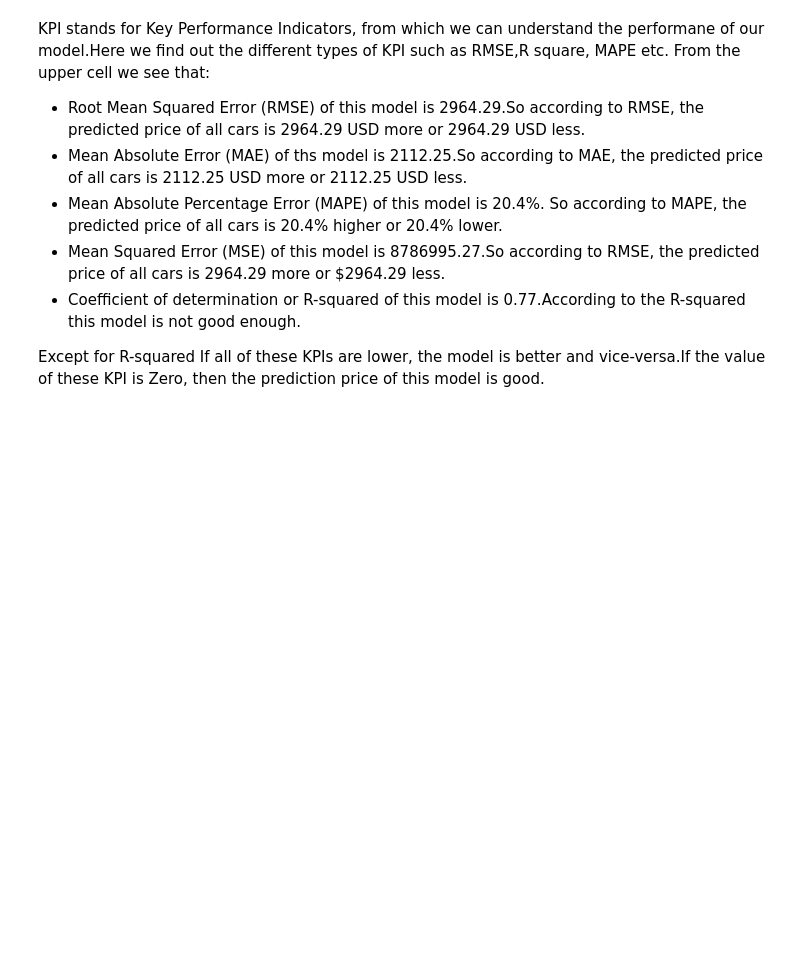
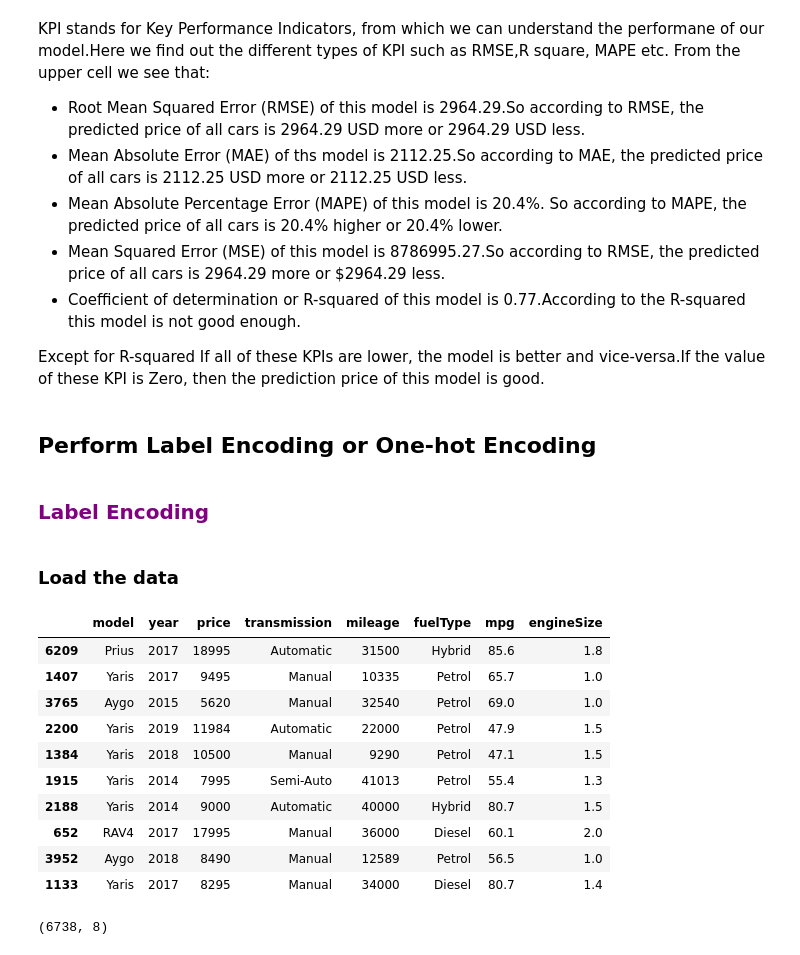
Before and after one commit to Sourish8/toyota_used_car_analysis-, a Jupyter notebook: toyota_used_car_EDA.ipynb, the cells around one changed output. Cells and saved outputs as stored; diff of their text form; code cells hidden in the pictures; blank space fills up the shorter version.

```diff
--- a/toyota_used_car_EDA.ipynb
+++ b/toyota_used_car_EDA.ipynb
@@ -773,3 +775,28 @@ R_Square is = 0.77
 </ul>
 Except for R-squared If all of these KPIs are lower, the model is better and vice-versa.If the value of these KPI is Zero, then the prediction price of this model is good.
 </p>
+# %% [markdown]
+<h4 style="font-family:Times New Roman; font-size:22px;"> Perform Label Encoding or One-hot Encoding</h4>
+# %% [markdown]
+<h4 style="font-family:Times New Roman; font-size:20px; color:purple;">Label Encoding </h4>
+# %% [markdown]
+<h4 style="font-family:Times New Roman; font-size:18px;">Load the data</h4>
+# %%
+#load the data from the csv file
+df_new = pd.read_csv("Copy_toyota.csv")
+
+display(df_new.sample(10))
+print(df_new.shape)
+# %% [output]
+|  | model | year | price | transmission | mileage | fuelType | mpg | engineSize |
+| 6209 | Prius | 2017 | 18995 | Automatic | 31500 | Hybrid | 85.6 | 1.8 |
+| 1407 | Yaris | 2017 | 9495 | Manual | 10335 | Petrol | 65.7 | 1.0 |
+| 3765 | Aygo | 2015 | 5620 | Manual | 32540 | Petrol | 69.0 | 1.0 |
+| 2200 | Yaris | 2019 | 11984 | Automatic | 22000 | Petrol | 47.9 | 1.5 |
+| 1384 | Yaris | 2018 | 10500 | Manual | 9290 | Petrol | 47.1 | 1.5 |
+| 1915 | Yaris | 2014 | 7995 | Semi-Auto | 41013 | Petrol | 55.4 | 1.3 |
+| 2188 | Yaris | 2014 | 9000 | Automatic | 40000 | Hybrid | 80.7 | 1.5 |
+| 652 | RAV4 | 2017 | 17995 | Manual | 36000 | Diesel | 60.1 | 2.0 |
+| 3952 | Aygo | 2018 | 8490 | Manual | 12589 | Petrol | 56.5 | 1.0 |
+| 1133 | Yaris | 2017 | 8295 | Manual | 34000 | Diesel | 80.7 | 1.4 |
+(6738, 8)
```
Also changed, not shown: parts of 51 cells of this notebook.
